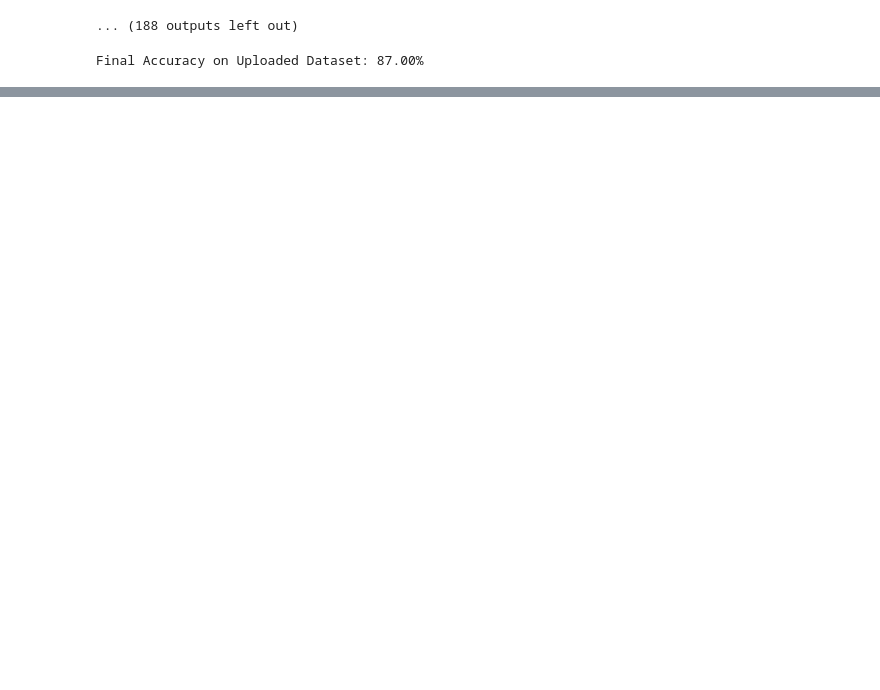
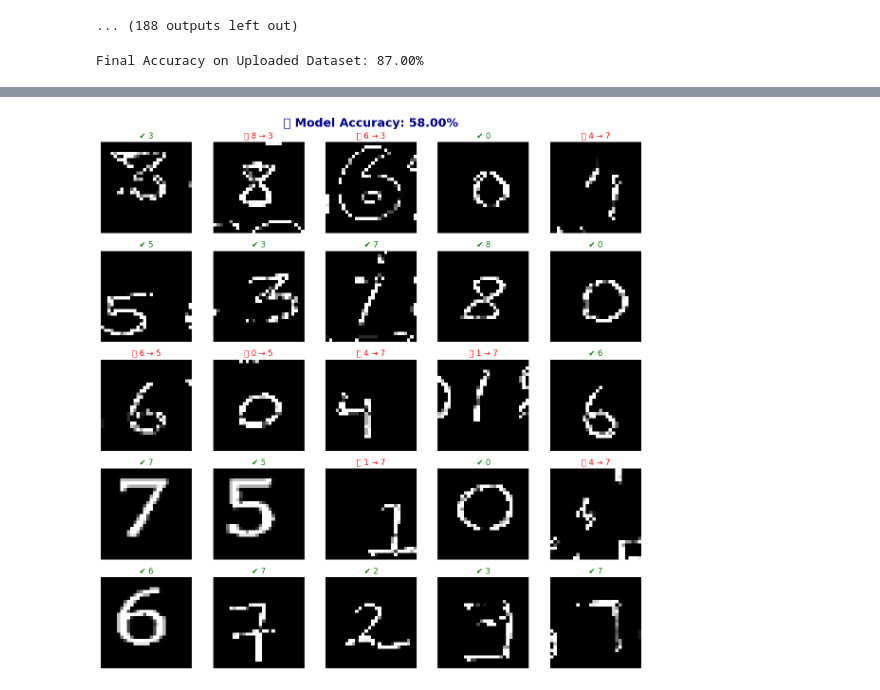
Before and after one commit to Rushil-K/Deep-Learning, a Jupyter notebook: CNN/nmrk2627_CNN_DLM_proj2.ipynb, the cells around one changed output, grey strips where cells are left out. Saved outputs shown, nothing was run; the diff lists cells and outputs as text; code cells hidden in the pictures; blank space fills up the shorter version.

```diff
--- a/CNN/nmrk2627_CNN_DLM_proj2.ipynb
+++ b/CNN/nmrk2627_CNN_DLM_proj2.ipynb
@@ -325,0 +451,81 @@ visualize_predictions(image_folder, model)
+# %%
+import matplotlib.pyplot as plt
+import numpy as np
+import cv2
+import os
+
+# Function to preprocess images before feeding into CNN
+def preprocess_image(img_path):
+    img = cv2.imread(img_path, cv2.IMREAD_GRAYSCALE)  # Read as grayscale
+
+    # Adaptive Thresholding for better contrast
+    img = cv2.adaptiveThreshold(img, 255, cv2.ADAPTIVE_THRESH_GAUSSIAN_C,
+                                cv2.THRESH_BINARY_INV, 11, 2)
+
+    # Resize to 28x28
+    img = cv2.resize(img, (28, 28))
+
+    # Normalize and reshape for CNN
+    img = img / 255.0
+    img = img.reshape(1, 28, 28, 1)
+
+    return img
+
+# Function to visualize predictions aesthetically
+def visualize_predictions(folder_path, model):
+    correct = 0
+    total = 0
+    actual_labels = []
+    predicted_labels = []
+    images = []
+
+    for img_name in os.listdir(folder_path):
+        img_path = os.path.join(folder_path, img_name)
+
+        # Extract actual label from filename
+        try:
+            slice_number_str = img_name.split('.')[0].split(' ')[1]
+            actual_label = int(slice_number_str[-1])
+        except (IndexError, ValueError):
+            print(f"Skipping file {img_name} due to invalid filename format.")
+            continue
+
+        actual_labels.append(actual_label)
+
+        # Preprocess image
+        img = preprocess_image(img_path)
+
+        # Predict using CNN
+        prediction = model.predict(img)
+        predicted_label = np.argmax(prediction)
+        predicted_labels.append(predicted_label)
+
+        # Check if prediction is correct
+        if predicted_label == actual_label:
+            correct += 1
+        total += 1
+
+        # Store image & labels for visualization
+        images.append((img.reshape(28, 28), actual_label, predicted_label))
+
+    # Calculate accuracy
+    accuracy = (correct / total) * 100
+
+    # 📌 Create a 5x5 grid of images
+    fig, axes = plt.subplots(5, 5, figsize=(12, 12))
+    fig.suptitle(f"📊 Model Accuracy: {accuracy:.2f}%", fontsize=18, fontweight='bold', color='darkblue')
+
+    for i, ax in enumerate(axes.flat):
+        if i < len(images):
+            img, actual, predicted = images[i]
+            ax.imshow(img, cmap='gray')
+            ax.set_title(f"✔ {actual}" if actual == predicted else f"❌ {actual} → {predicted}",
+                         fontsize=12, color='green' if actual == predicted else 'red')
+            ax.axis('off')
+
+    plt.tight_layout()
+    plt.show()
+
+# Call the function to visualize predictions
+visualize_predictions(image_folder, model)
+# %% [output]
@@ -325,0 +549 @@ visualize_predictions(image_folder, model)
+[figure, added]
```
Also changed, not shown: parts of 9 cells of this notebook.
